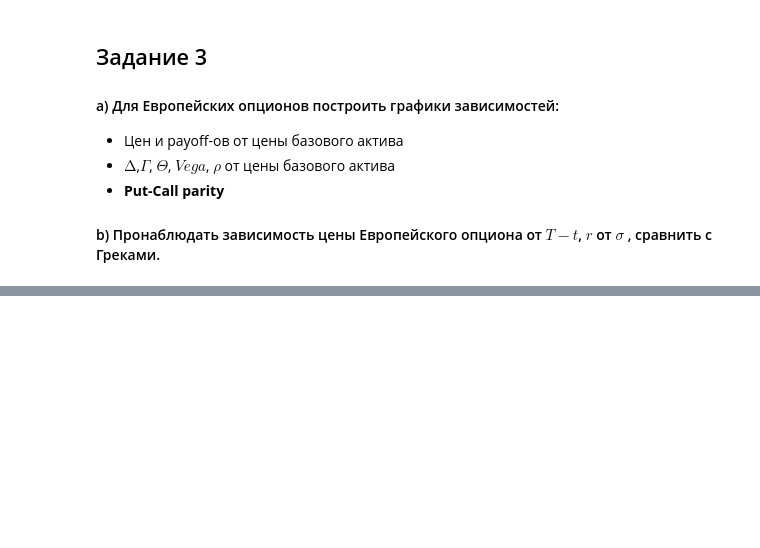
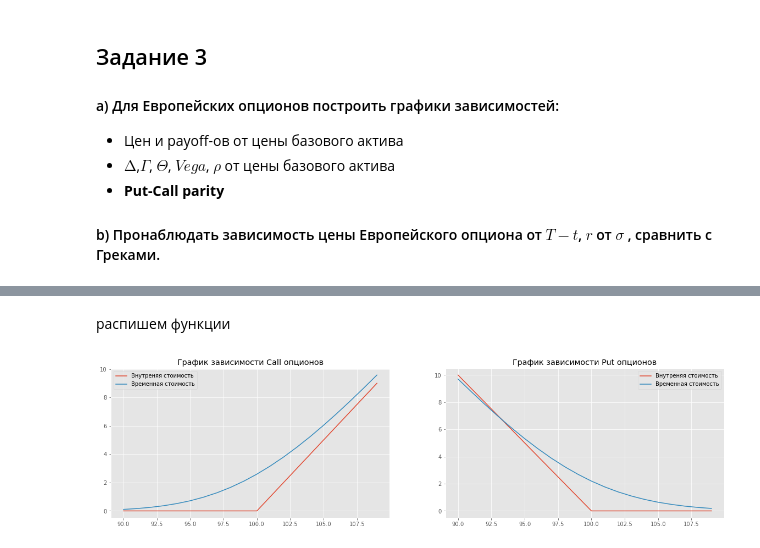
Before and after one commit to CyberCheshir/FinMath, a Jupyter notebook: Лабораторная 2.ipynb, the cells around one changed output, grey strips where cells are left out. Drawn from its saved outputs; the diff is of its cells as text; code cells hidden in the pictures; blank space fills up the shorter version.

```diff
--- a/Лабораторная 2.ipynb
+++ b/Лабораторная 2.ipynb
@@ -113,0 +136,2 @@ print(f'Цена Европейского Put опциона = {exercise_2()}$')
+# %% [markdown]
+распишем функции
@@ -113,0 +173,39 @@ print(f'Цена Европейского Put опциона = {exercise_2()}$')
+# %%
+# Выдает call и put для payoff
+def get_payoff():
+    call, put = [], []
+    for i in range(strike_price - range_value, strike_price + range_value, 1):
+        call.append(payoff_call(i))
+        put.append(payoff_put(i))
+    return np.array(call), np.array(put)
+
+# Выдает call и put для fair value
+def get_fair_value():
+    call, put = [], []
+    for i in range(strike_price - range_value, strike_price + range_value, 1):
+        call.append(fair_value_call(i,T))
+        put.append(fair_value_put(i,T))
+    return np.array(call), np.array(put)
+# %%
+payoff_call_arr , payoff_put_arr = get_payoff()
+fair_value_call_arr , fair_value_put_arr = get_fair_value()
+
+def draw_graphics():
+
+    plt.figure(figsize=(20, 5))
+    plt.style.use('ggplot')
+
+    plt.subplot(1, 2, 1)
+    plt.title('График зависимости Call опционов')
+    plt.plot(np.arange(strike_price - range_value, strike_price + range_value, 1), payoff_call_arr, label='Внутреняя стоимость')
+    plt.plot(np.arange(strike_price - range_value, strike_price + range_value, 1), fair_value_call_arr,label ='Временная стоимость')
+    plt.legend(loc='best')
+
+    plt.subplot(1, 2, 2)
+    plt.title('График зависимости Put опционов')
+    plt.plot(np.arange(strike_price - range_value, strike_price + range_value, 1), payoff_put_arr,label='Внутреняя стоимость')
+    plt.plot(np.arange(strike_price - range_value, strike_price + range_value, 1), fair_value_put_arr, label='Временная стоимость')
+    plt.legend(loc='best')
+draw_graphics()
+# %% [output]
+[figure, added]
```
Also changed, not shown: parts of 16 cells of this notebook, 1 other file.
